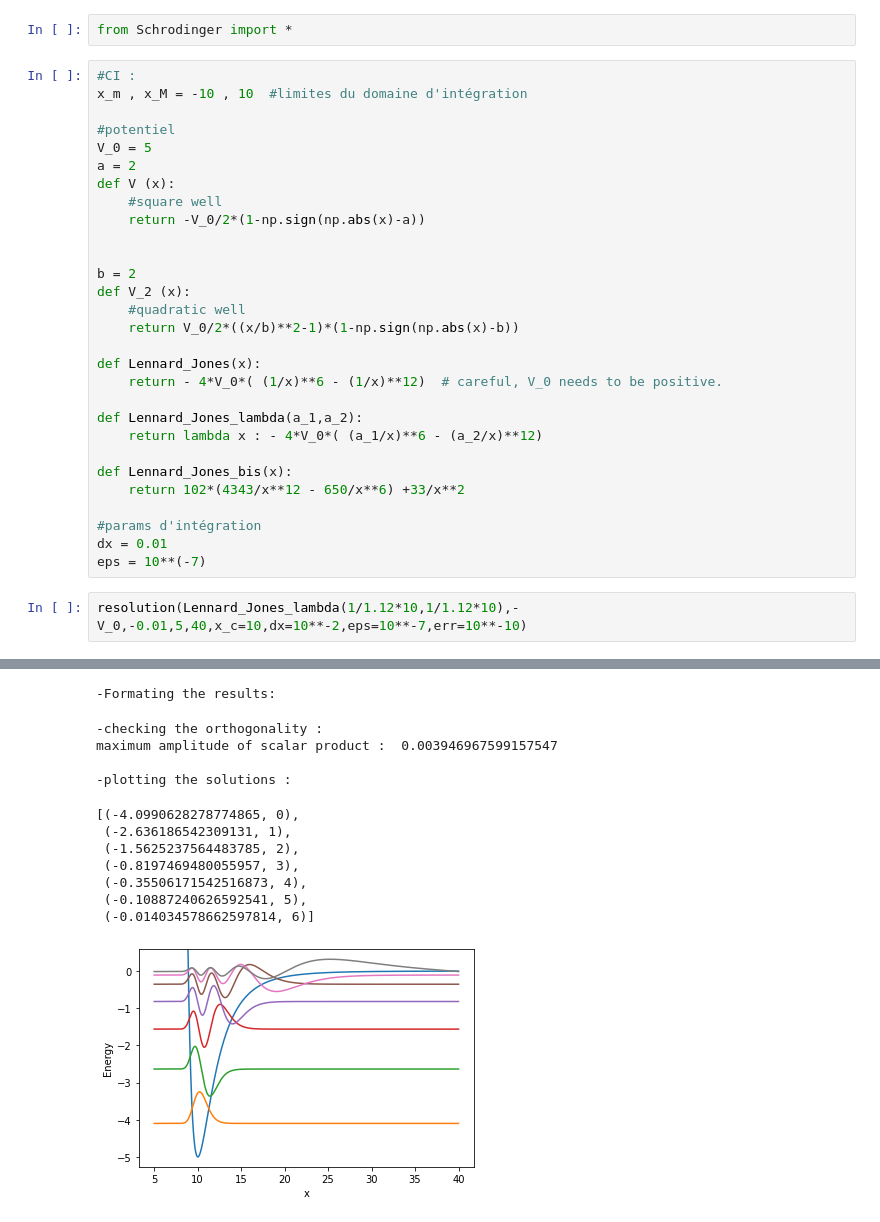
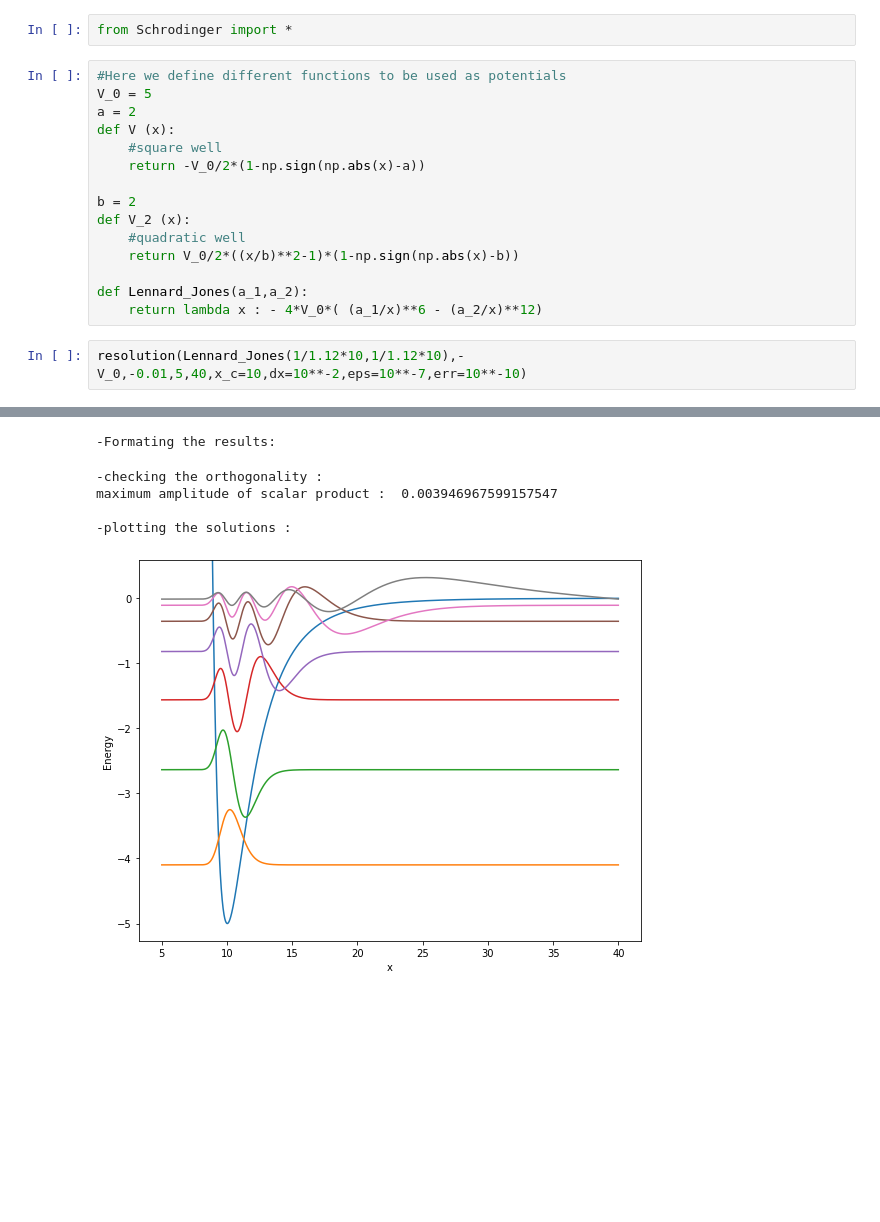
Before and after one commit to rvanco/Projet_info_Schrodinger_M1, a Jupyter notebook: exemples.ipynb, the cells around one changed output, grey strips where cells are left out. Cells and saved outputs as stored; diff of their text form; blank space fills up the shorter version.

```diff
--- a/exemples.ipynb
+++ b/exemples.ipynb
@@ -1,54 +1,33 @@
 # %%
 from Schrodinger import *
 # %%
-#CI :
-x_m , x_M = -10 , 10  #limites du domaine d'intégration
-
-#potentiel
+#Here we define different functions to be used as potentials
 V_0 = 5
 a = 2
 def V (x):
     #square well
     return -V_0/2*(1-np.sign(np.abs(x)-a))
 
-
 b = 2
 def V_2 (x):
     #quadratic well
     return V_0/2*((x/b)**2-1)*(1-np.sign(np.abs(x)-b))
 
-def Lennard_Jones(x):
-    return - 4*V_0*( (1/x)**6 - (1/x)**12)  # careful, V_0 needs to be positive.
-
-def Lennard_Jones_lambda(a_1,a_2):
+def Lennard_Jones(a_1,a_2):
     return lambda x : - 4*V_0*( (a_1/x)**6 - (a_2/x)**12)
-
-def Lennard_Jones_bis(x):
-    return 102*(4343/x**12 - 650/x**6) +33/x**2
-
-#params d'intégration
-dx = 0.01
-eps = 10**(-7)
 # %%
-resolution(Lennard_Jones_lambda(1/1.12*10,1/1.12*10),-V_0,-0.01,5,40,x_c=10,dx=10**-2,eps=10**-7,err=10**-10)
+resolution(Lennard_Jones(1/1.12*10,1/1.12*10),-V_0,-0.01,5,40,x_c=10,dx=10**-2,eps=10**-7,err=10**-10)
 # %% [output]
 Creation of initial sets
 Mid-point matching set at : x = 10.0
 
 -Finding energy ranges with fix number of nodes :
 Number of ranges found so far : 7
 
 -Performing dichotomy on each energy ranges to find solutions :
 -Formating the results:
 -checking the orthogonality :
 maximum amplitude of scalar product :  0.003946967599157547
 
 -plotting the solutions :
-[(-4.0990628278774865, 0),
- (-2.636186542309131, 1),
- (-1.5625237564483785, 2),
- (-0.8197469480055957, 3),
- (-0.35506171542516873, 4),
- (-0.10887240626592541, 5),
- (-0.014034578662597814, 6)]
-[figure, old version]
+[figure, new version]
```
Also changed, not shown: parts of 2 cells of this notebook, 1 other file.
